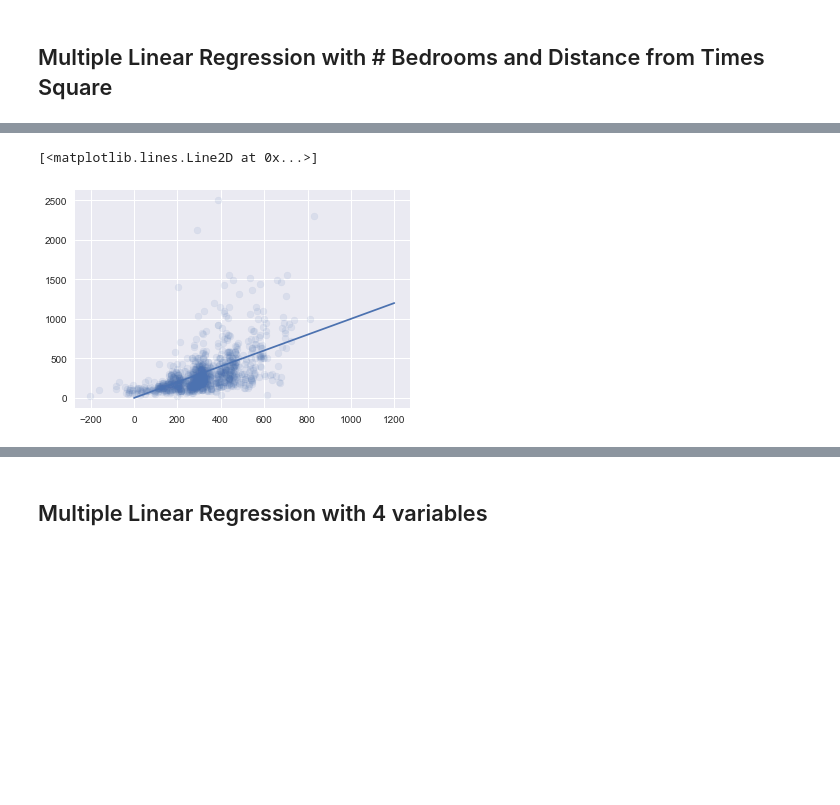
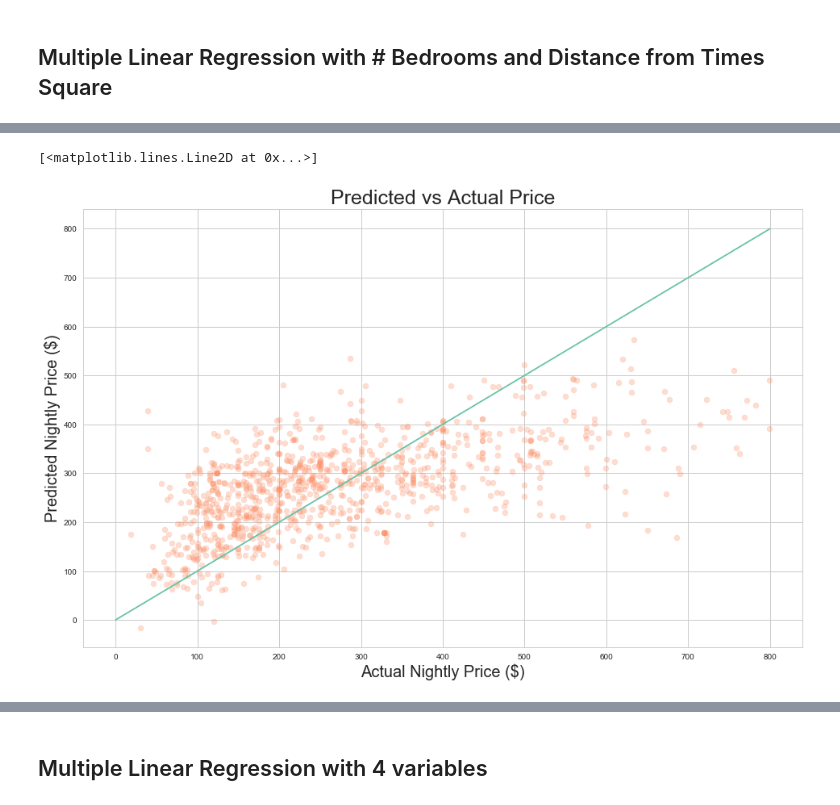
Before and after one commit to nanafwu/vacation-home-regression, a Jupyter notebook: HomeAway_Regression.ipynb, the cells around one changed output, grey strips where cells are left out. Cells and saved outputs as stored; diff of their text form; code cells hidden in the pictures; blank space fills up the shorter version.

```diff
--- a/HomeAway_Regression.ipynb
+++ b/HomeAway_Regression.ipynb
@@ -130,13 +165,10 @@ df.describe()
 # %%
 # Get a sense for how features correlate with price
-features_all = ['rating', 'number_reviews', 'sleeps', 'bedrooms', 'bathrooms', 'min_stay',
-               'has_elevator', 'has_concierge', 'has_patio', 'has_pool', 'floor_area',
-               'distance_to_TS', 'text_twenty_four', 'text_master', 'text_requests', 'text_advance']
-X = df.loc[:, features_all]
+features = ['rating', 'number_reviews', 'sleeps', 'bedrooms', 'bathrooms', 'min_stay',
+            'has_elevator', 'has_concierge', 'has_patio', 'has_pool', 'floor_area',
+            'distance_to_TS', 'text_onefinestay', 'text_master', 'text_requests', 'text_advance']
+X = df.loc[:, features]
 y = df['price']
 
-# Split the data 70-30 train/test
-X_train, X_test, y_train, y_test = train_test_split(X, y, test_size=0.3, random_state=42)
-
-df.corr()['price'][['price'] + features_all].sort_values()
+df.corr()['price'][features].sort_values()
 # %% [output]
@@ -178,0 +202,11 @@ sns.pairplot(data=df, y_vars=['price'], x_vars=features_all[12:])
+# %%
+# Improve 'distance_to_TS' and 'number_reviews' features
+df['distance_to_TS_neg_exp'] = df['distance_to_TS'].map(lambda d: (np.exp(d * -0.1)))
+df['number_reviews_neg_exp'] = df['number_reviews'].map(lambda d: (np.exp(d * -0.02)))
+
+# Improve correlation scores slightly
+df.corr()['price'][['number_reviews_neg_exp', 'distance_to_TS_neg_exp']]
+sns.lmplot(data=df, y='price', x='distance_to_TS_neg_exp',
+           palette="muted", scatter_kws={'alpha':.3}, line_kws={'lw':2, 'color': '#fc8d62'})
+current_palette = sns.color_palette()
+current_palette.as_hex()
@@ -191,8 +228,13 @@ def order_zip_coeff(coeff_names, coeff_vals):
     coeff_vals = np.array(coeff_vals)
     importance_indices = np.argsort(coeff_vals)[::-1]
     return list(zip(coeff_names[importance_indices], coeff_vals[importance_indices]))
+
+# Split the data 70-30 train/test
+features = features + ['number_reviews_neg_exp', 'distance_to_TS_neg_exp']
+X = df.loc[:, features]
+X_train, X_test, y_train, y_test = train_test_split(X, y, test_size=0.3, random_state=42)
 # %%
-features_2 = ['bedrooms', 'distance_to_TS']
+features_2 = ['bedrooms', 'distance_to_TS_neg_exp']
 lr_model2 = LinearRegression()
 lr_model2.fit(X_train.loc[:, features_2], y_train)
 order_zip_coeff(features_2, lr_model2.coef_)
@@ -209,9 +252,12 @@ R2: 0.287450620517
 # %%
 ## Plot predicted price vs actual price
-plt.scatter(y_test_pred2, y_test, alpha=.1)
-plt.plot(np.linspace(0, 1200, 10), np.linspace(0, 1200, 10))
+plt.xlabel('Actual Nightly Price ($)', fontsize=20)
+plt.ylabel('Predicted Nightly Price ($)', fontsize=20)
+plt.scatter(y_test, y_test_pred2,  alpha=.3, color=sns.color_palette()[1])
+plt.title('Predicted vs Actual Price', fontsize=25)
+plt.plot(np.linspace(0, 800, 10), np.linspace(0, 800, 10))
 # %% [output]
 [<matplotlib.lines.Line2D at 0x...>]
-[figure, old version]
+[figure, new version]
 # %%
 ## Residual Plot
```
Also changed, not shown: parts of 52 cells of this notebook, 1 other file.
